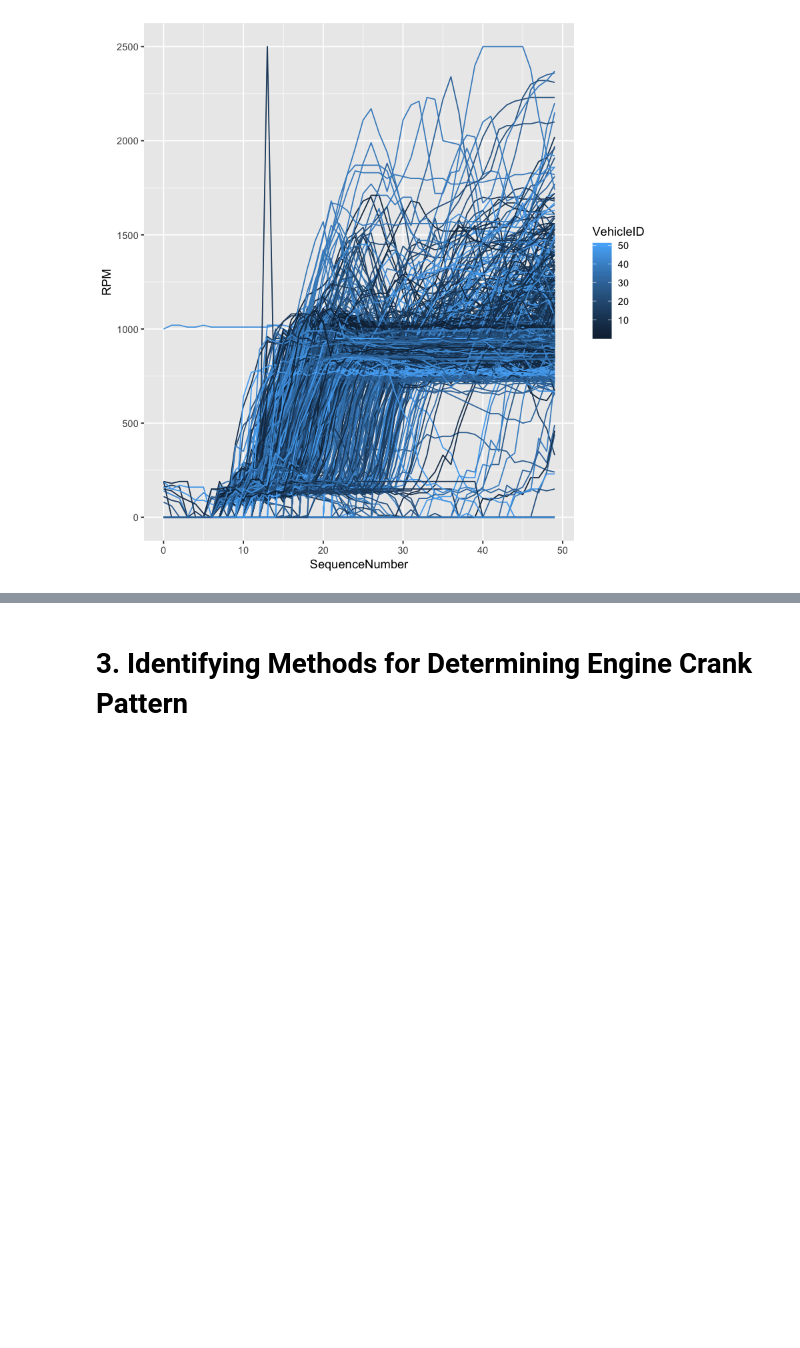
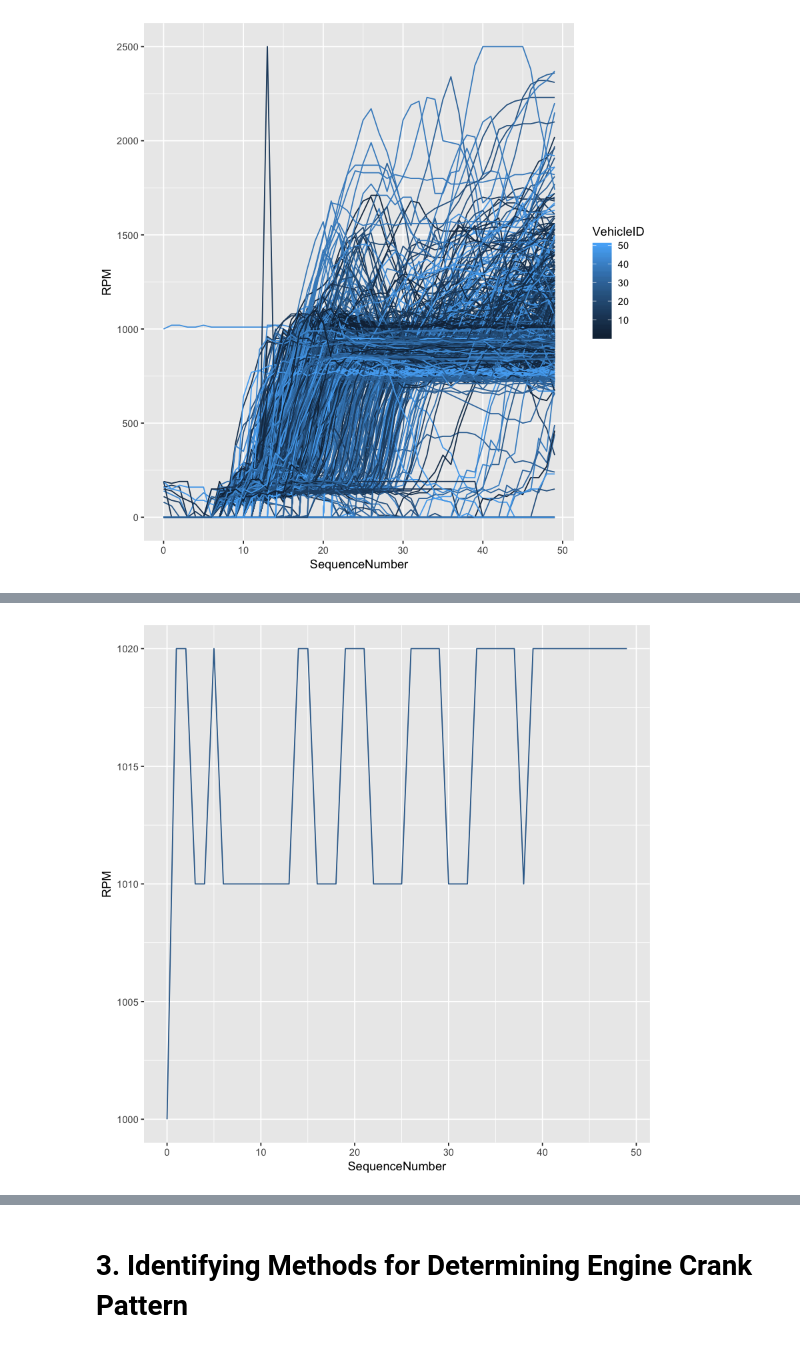
Before and after one commit to S-Ashcroft/EngineCrankPatterns, a Jupyter notebook: Notebook.ipynb, the cells around one changed output, grey strips where cells are left out. Cells and saved outputs as stored; diff of their text form; code cells hidden in the pictures; blank space fills up the shorter version.

```diff
--- a/Notebook.ipynb
+++ b/Notebook.ipynb
@@ -291,0 +356,11 @@ From the figure, most engines seem to start the crank event at SequenceNumber 6.
+# %%
+# select the particular engine crank event
+flat1000 <- df %>% filter(RawDataId == 4390150868)
+
+# create a line plot for that event
+plotflat <- ggplot(data = flat1000, aes(x=SequenceNumber, y=RPM, colour=VehicleID, group=RawDataId)) +
+    geom_line() +
+    theme(legend.position="none")
+plotflat
+# %% [output]
+[figure, added]
```
Also changed, not shown: parts of 22 cells of this notebook.
